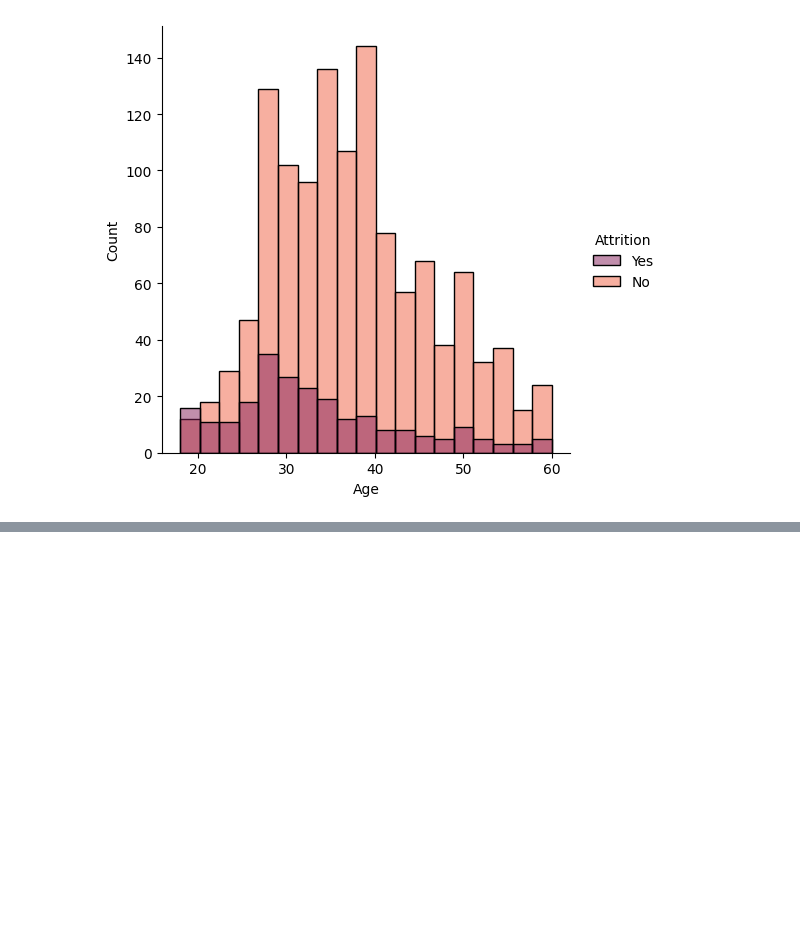
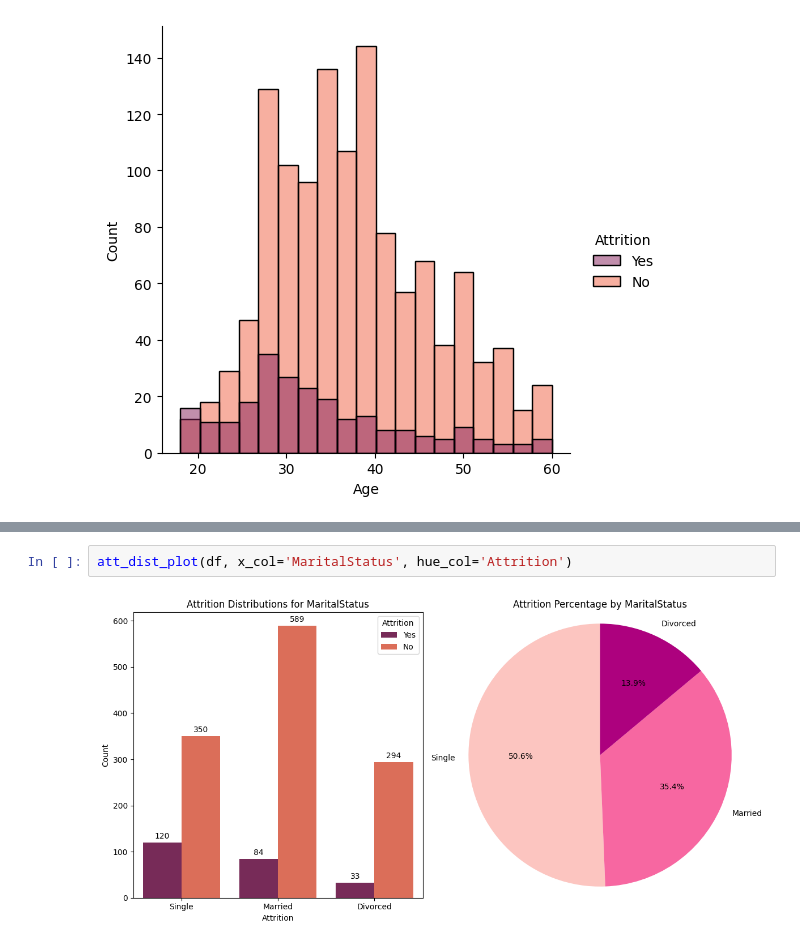
Before and after one commit to selvet-elo/IBM-Employee-Attrition-Dataset, a Jupyter notebook: IBM_HR_data_visualization.ipynb, the cells around one changed output, grey strips where cells are left out. Cells and saved outputs as stored; diff of their text form; blank space fills up the shorter version.

```diff
--- a/IBM_HR_data_visualization.ipynb
+++ b/IBM_HR_data_visualization.ipynb
@@ -73,0 +99,4 @@ plt.show()
+# %%
+att_dist_plot(df, x_col='MaritalStatus', hue_col='Attrition')
+# %% [output]
+[figure, added]
```
Also changed, not shown: parts of 4 cells of this notebook.
